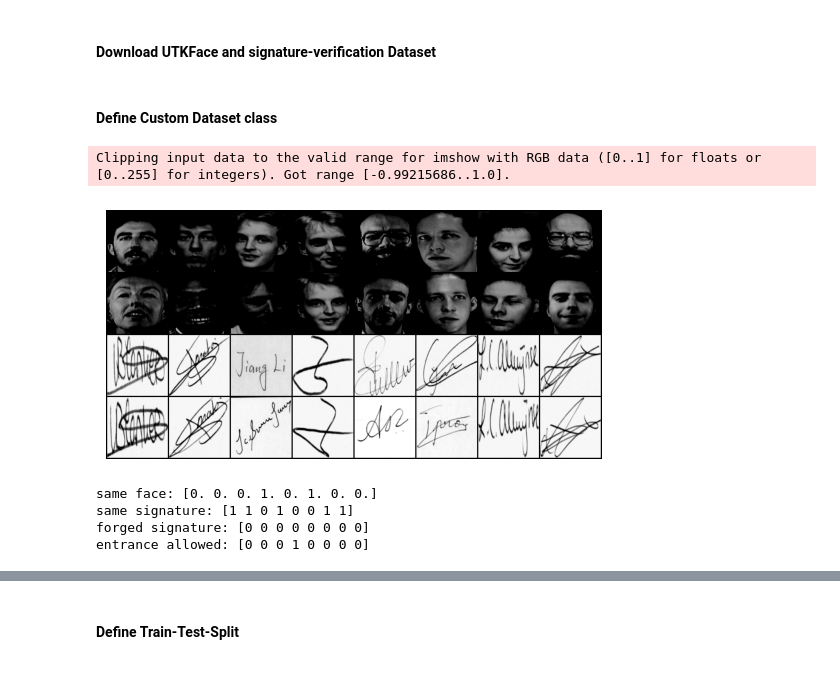
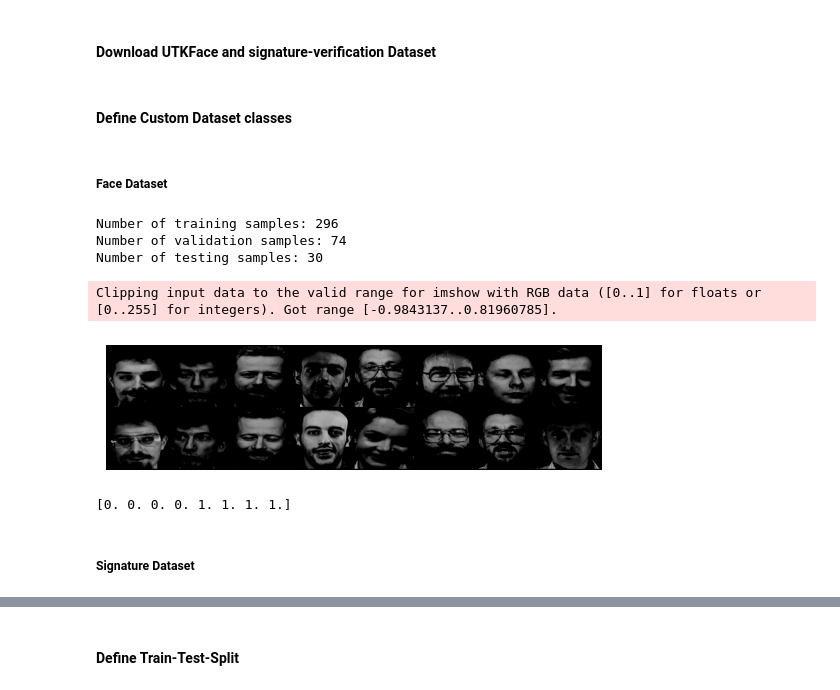
Before and after one commit to Schmiddi3110/DeepVisionProject, a Jupyter notebook: DeepVisionProject.ipynb, the cells around one changed output, grey strips where cells are left out. Drawn from its saved outputs; the diff is of its cells as text; code cells hidden in the pictures.

```diff
--- a/DeepVisionProject.ipynb
+++ b/DeepVisionProject.ipynb
@@ -73,5 +64,7 @@ def show_plot(iteration,loss):
     plt.plot(iteration,loss)
     plt.show()
 # %% [markdown]
-#### Define Custom Dataset class<a class="anchor" id="1b">
+#### Define Custom Dataset classes<a class="anchor" id="1b">
+# %% [markdown]
+##### Face Dataset<a class="anchor" id="1b">
 # %%
@@ -161,8 +108,9 @@ class SiameseNetworkDataset(Dataset):
         return len(self.imageFolderDataset.imgs)
 # %%
 # Load the training dataset
-folder_dataset = datasets.ImageFolder(root="./data/faces/training/")
-signature_dataset_folder = datasets.ImageFolder(root="./data/signature/full")
+face_train_folder_dataset = datasets.ImageFolder(root="./data/faces/training/")
+face_test_folder_dataset = datasets.ImageFolder(root="./data/faces/testing/")
+
 
 # Resize the images and transform to tensors
 transformation = transforms.Compose([transforms.Resize((100,100)),
@@ -170,32 +118,43 @@ transformation = transforms.Compose([transforms.Resize((100,100)),
                                      transforms.Normalize(mean=[0.5],std=[0.5])
                                     ])
 
+
 # Initialize the network
-siamese_dataset = SiameseNetworkDataset(imageFolderDataset=folder_dataset, signatureFolderDataset=signature_dataset_folder,
-                                        transform=transformation)
+face_train_dataset = FaceNetworkDataset(imageFolderDataset=face_train_folder_dataset, transform=transformation)
+
+train_size = int(0.8 * len(face_train_dataset))
+valid_size = len(face_train_dataset) - train_size
+face_train_dataset, face_valid_dataset = torch.utils.data.random_split(face_train_dataset, [train_size, valid_size])
+
+face_test_dataset = FaceNetworkDataset(imageFolderDataset=face_test_folder_dataset, transform=transformation)
+
+# Verify the length of datasets
+print(f"Number of training samples: {len(face_train_dataset)}")
+print(f"Number of validation samples: {len(face_valid_dataset)}")
+print(f"Number of testing samples: {len(face_test_dataset)}")
+# %% [output]
+Number of training samples: 296
+Number of validation samples: 74
+Number of testing samples: 30
 # %%
 # Create a simple dataloader just for simple visualization
-vis_dataloader = DataLoader(siamese_dataset,
+vis_dataloader = DataLoader(face_valid_dataset,
                         shuffle=True,
                         num_workers=2,
                         batch_size=8)
 
 # Extract one batch
 example_batch = next(iter(vis_dataloader))
 
 # Example batch is a list containing 2x8 images, indexes 0 and 1, an also the label
 # If the label is 1, it means that it is not the same person, label is 0, same person in both images
-concatenated = torch.cat((example_batch[0], example_batch[1], example_batch[3], example_batch[4]),0)
+concatenated = torch.cat((example_batch[0], example_batch[1]),0)
 
 imshow(torchvision.utils.make_grid(concatenated))
-print(f"same face: {example_batch[2].numpy().reshape(-1)}")
-print(f"same signature: {example_batch[5].numpy().reshape(-1)}")
-print(f"forged signature: {example_batch[6].numpy().reshape(-1)}")
-print(f"entrance allowed: {example_batch[7].numpy().reshape(-1)}")
+print(example_batch[2].numpy().reshape(-1))
 # %% [output]
-Clipping input data to the valid range for imshow with RGB data ([0..1] for floats or [0..255] for integers). Got range [-0.99215686..1.0].
+Clipping input data to the valid range for imshow with RGB data ([0..1] for floats or [0..255] for integers). Got range [-0.9843137..0.81960785].
-[figure, old version]
+[figure, new version]
-same face: [0. 0. 0. 1. 0. 1. 0. 0.]
-same signature: [1 1 0 1 0 0 1 1]
-forged signature: [0 0 0 0 0 0 0 0]
-entrance allowed: [0 0 0 1 0 0 0 0]
+[0. 0. 0. 0. 1. 1. 1. 1.]
+# %% [markdown]
+##### Signature Dataset<a class="anchor" id="1b">
```
Also changed, not shown: parts of 14 cells of this notebook.
